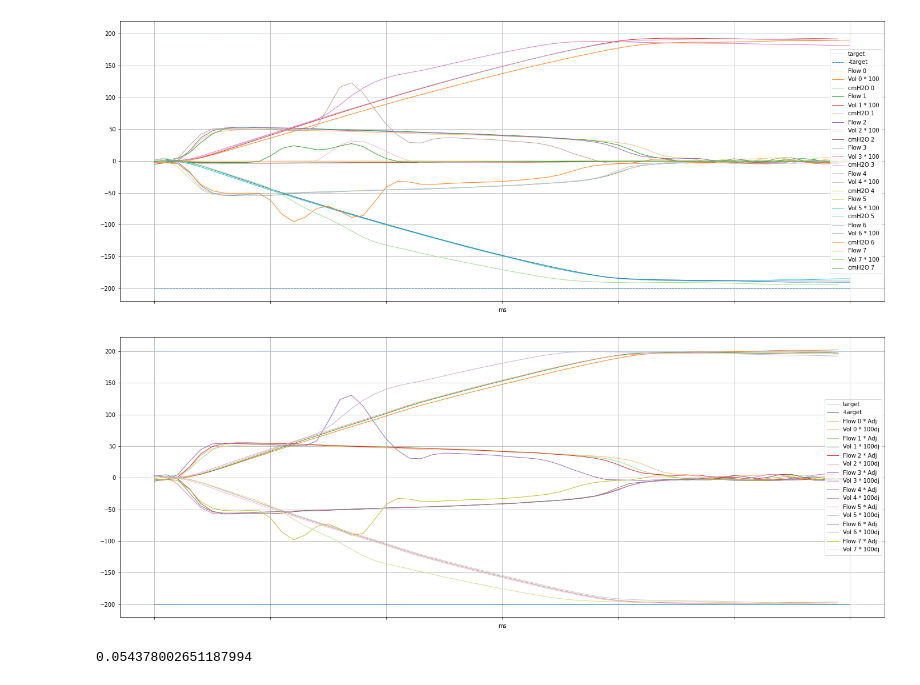
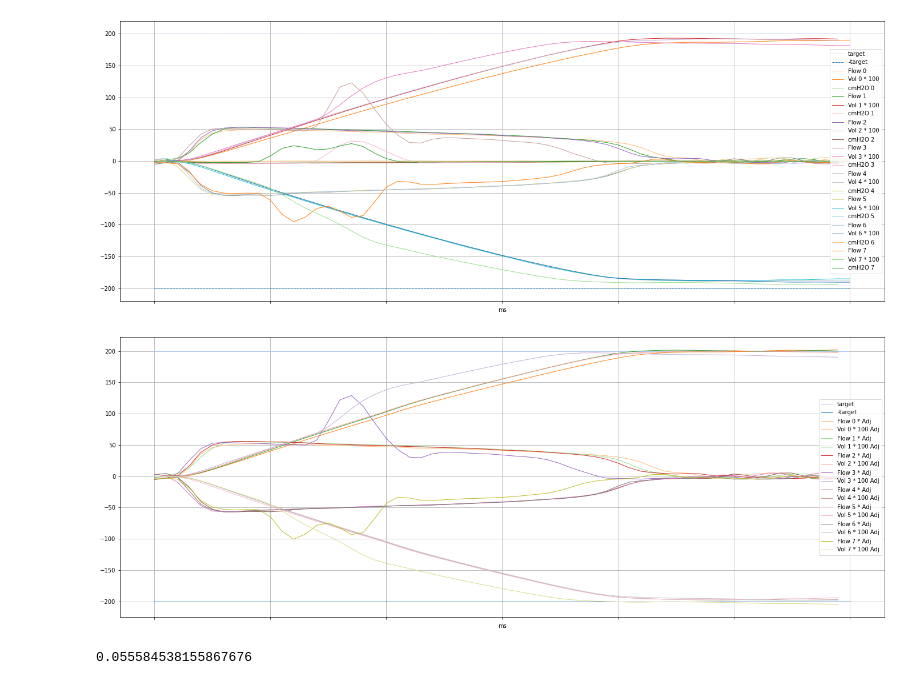
Before and after one commit to 10mi2/g2core-pressurizer, a Jupyter notebook: flow-sensor/calibration.ipynb, the cells around one changed output. Cells and saved outputs as stored; diff of their text form; code cells hidden in the pictures.

Commit message:
Adjust calibration Jupyter to use median computed K

```diff
--- a/flow-sensor/calibration.ipynb
+++ b/flow-sensor/calibration.ipynb
@@ -119,40 +119,36 @@ for df in dfs:
 
     # Add a max volume mark
     df['volume_adj_100_max'] = df['volume_adj_100'].max()
 
     # ax = df.plot(ax=ax, x='ms', y=['flow_adj', 'volume_adj_100', 'volume_adj_100_max'], grid=True, figsize=[24, 10])
     ax = df.plot(ax=ax, x='ms', y=['volume_adj_100'], grid=True, figsize=[24, 10])
-    ## NOW TO FIX It
-    # Compute the adjusted K
-    new_k = start_k * (target_volume / max(abs(df['volume'].min()), df['volume'].max()))
-    # new_k = 0.055584538155867676
-    new_ks.append(new_k)
 
+    # Adjust to the median new K computed before
     # Compute the new volume - step 1, compute an adjusted flow
     df['flow_adj'] = (df['flow']/start_k)*new_k
 
     # Compute the new volume - step 2, volume change per sample, adjusted SLM to L/s
     volume_adj_temp = ms_diff * df['flow_adj']
 
     # Compute the volume - step 3, cumulative sum
     df['volume_adj'] =  volume_adj_temp.cumsum()
 
     # Now for charting we'll add a volume * 100
     df['volume_adj_100'] = df['volume_adj'] * 100
 
     # Add a max volume mark
     df['volume_adj_100_max'] = df['volume_adj_100'].max()
 
     if ax2 is None:
         ax2 = df.plot(x='ms', y=['target', '-target'], grid=True, figsize=[24, 10])
 
     ax2 = df.plot(ax=ax2, x='ms', y=['flow_adj'], label=[f'Flow {n} * Adj'], grid=True, figsize=[24, 10])
     ax2 = df.plot(ax=ax2, x='ms', y=['volume_adj_100'], label=[f'Vol {n} * 100 Adj'], grid=True, figsize=[24, 10])
 
     n += 1
 # %% [output]
-[figure, old version]
+[figure, new version]
 # %%
 new_k
 # %% [output]
-0.054378002651187994
+0.055584538155867676
```
